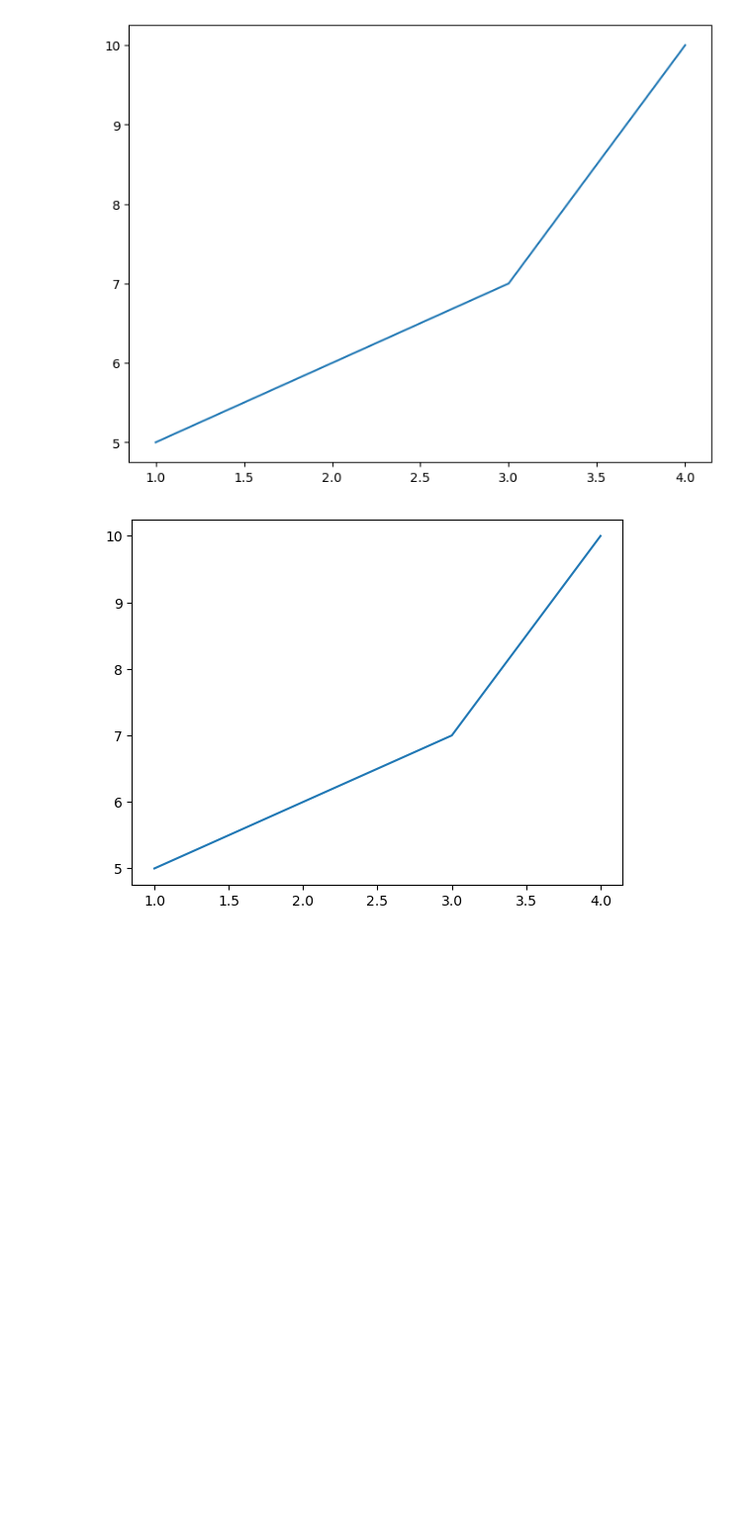
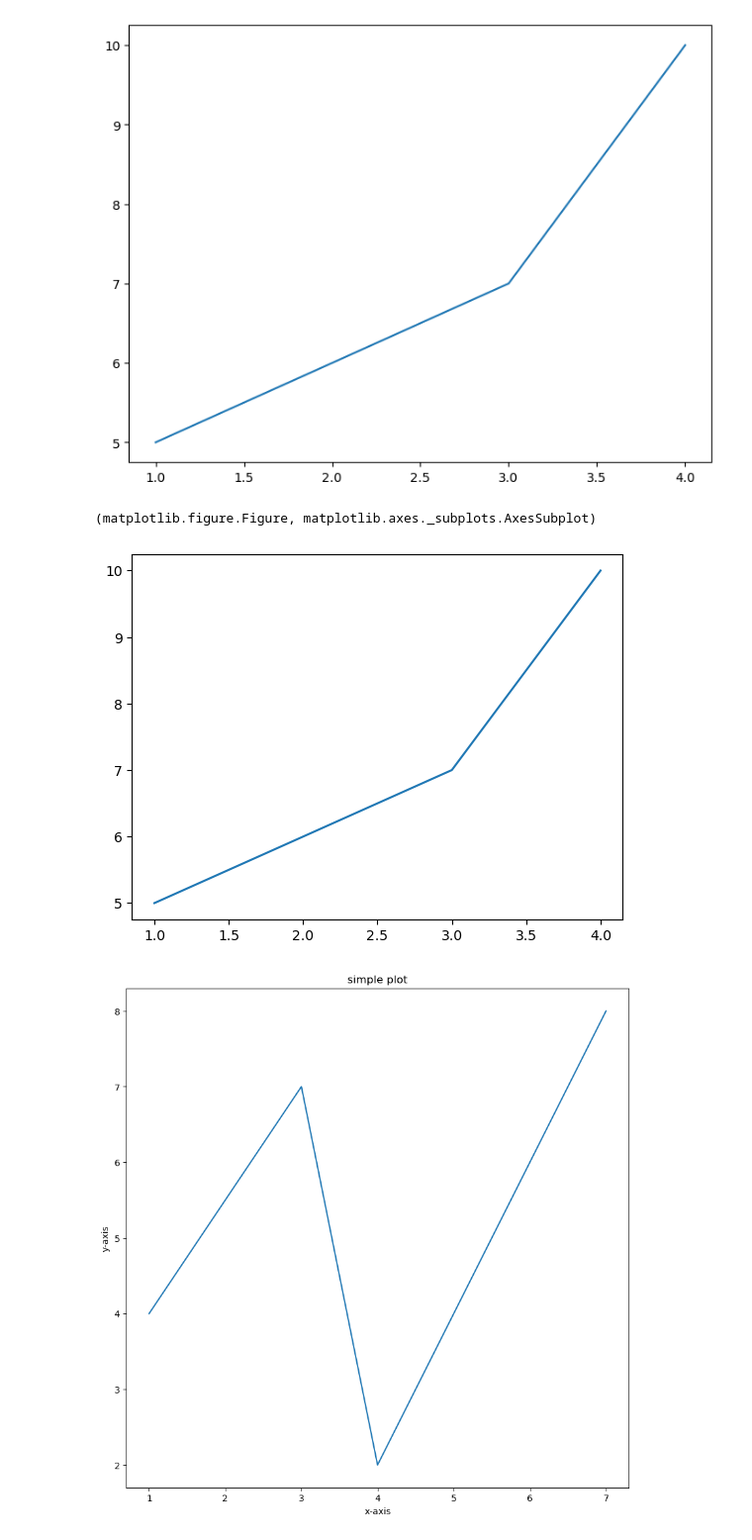
Before and after one commit to JaikumarPaswan/ML-Learning, a Jupyter notebook: introduction-to-matplotlib.ipynb, the cells around one changed output. Shown at 99% size. Saved outputs shown, nothing was run; the diff lists cells and outputs as text; code cells hidden in the pictures; blank space fills up the shorter version.

```diff
--- a/introduction-to-matplotlib.ipynb
+++ b/introduction-to-matplotlib.ipynb
@@ -34,7 +34,34 @@ plt.show()
 [figure]
 # %%
 #3rd method(recomended)
-fig, ax = plt.subplots()
+fig, ax = plt.subplots()  # here 'fig' is variable(name of figure),
+                          # you can name it anything
 ax.plot(x,y); #add some data
+type(fig), type(ax)
 # %% [output]
+(matplotlib.figure.Figure, matplotlib.axes._subplots.AxesSubplot)
 [figure]
+# %%
+#0. import matplotlib and get it ready for plotting in Jupyter
+%matplotlib inline
+import matplotlib.pyplot as plt
+
+# 1. prepare data
+x=[1,3,4,7]
+y=[4,7,2,8]
+
+#2. Setup plot
+fig, ax = plt.subplots(figsize=(10,10))
+
+# 3. Plot data
+ax.plot(x,y)
+
+# 4. Costomize plot
+ax.set(title="simple plot",
+       xlabel="x-axis",
+       ylabel="y-axis")
+
+#5. save and show (you save the whole figure)
+fig.savefig("images/sample-plot.png")
+# %% [output]
+[figure, added]
```
Also changed, not shown: parts of 8 cells of this notebook, 1 other file.
